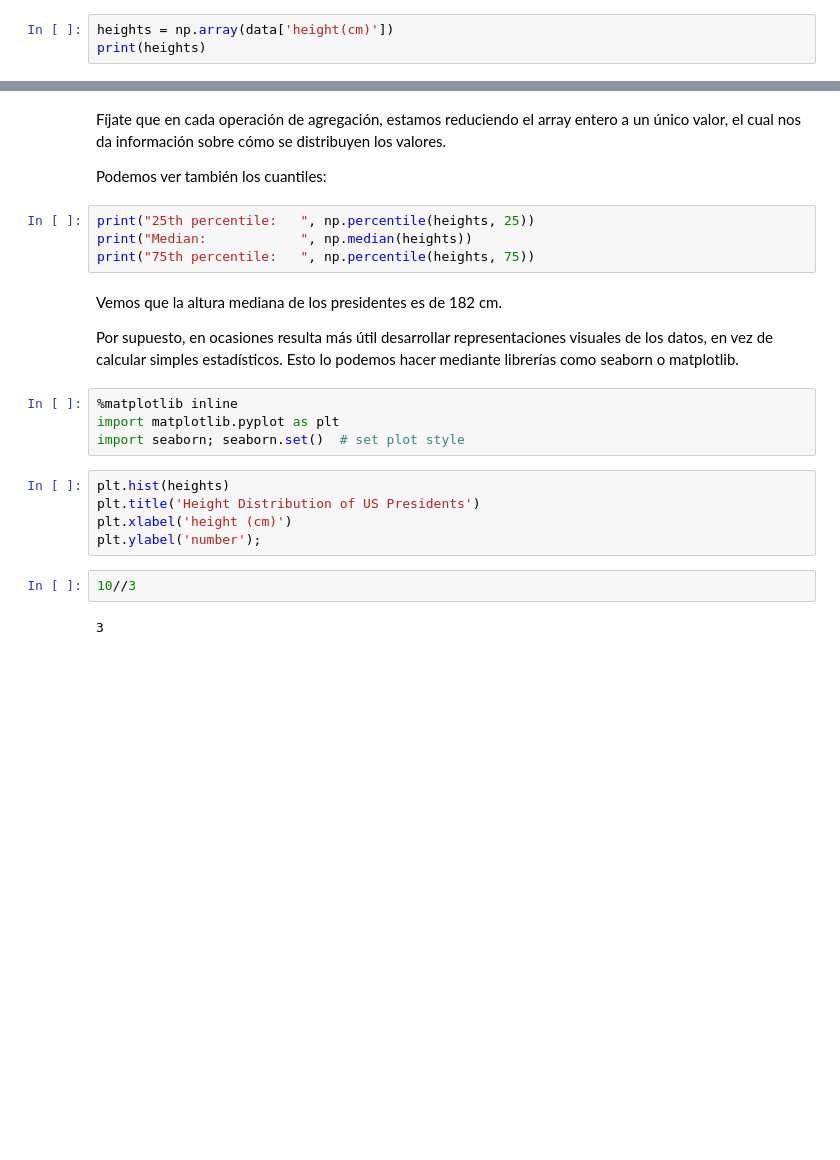
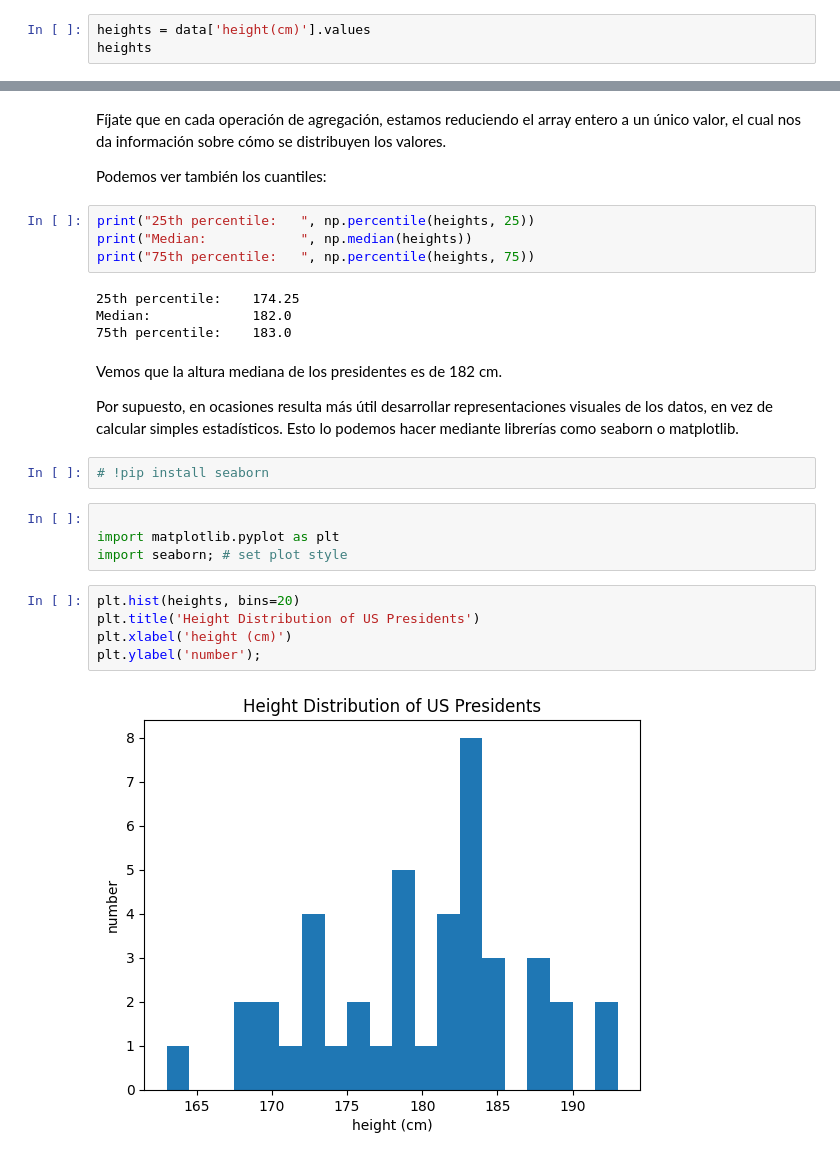
Before and after one commit to JLGOrtega/repo-clase-dsvlcsep24, a Jupyter notebook: 2-Data_Analysis/1-Numpy/teoria/1_Numpy.ipynb, the cells around one changed output, grey strips where cells are left out. Saved outputs shown, nothing was run; the diff lists cells and outputs as text; blank space fills up the shorter version.

```diff
--- a/2-Data_Analysis/1-Numpy/teoria/1_Numpy.ipynb
+++ b/2-Data_Analysis/1-Numpy/teoria/1_Numpy.ipynb
@@ -1018,3 +1137,3 @@ data.head()
 # %%
-heights = np.array(data['height(cm)'])
-print(heights)
+heights = data['height(cm)'].values
+heights
@@ -1033,20 +1162,24 @@ Podemos ver también los cuantiles:
 print("25th percentile:   ", np.percentile(heights, 25))
 print("Median:            ", np.median(heights))
 print("75th percentile:   ", np.percentile(heights, 75))
+# %% [output]
+25th percentile:    174.25
+Median:             182.0
+75th percentile:    183.0
 # %% [markdown]
 Vemos que la altura mediana de los presidentes es de 182 cm.
 
 Por supuesto, en ocasiones resulta más útil desarrollar representaciones visuales de los datos, en vez de calcular simples estadísticos. Esto lo podemos hacer mediante librerías como seaborn o matplotlib.
+# %%
+# !pip install seaborn
 # %%
-%matplotlib inline
+
 import matplotlib.pyplot as plt
-import seaborn; seaborn.set()  # set plot style
+import seaborn; # set plot style
 # %%
-plt.hist(heights)
+plt.hist(heights, bins=20)
 plt.title('Height Distribution of US Presidents')
 plt.xlabel('height (cm)')
 plt.ylabel('number');
+# %% [output]
+[figure, added]
-# %%
-10//3
-# %% [output]
-3
```
Also changed, not shown: parts of 31 cells of this notebook.
